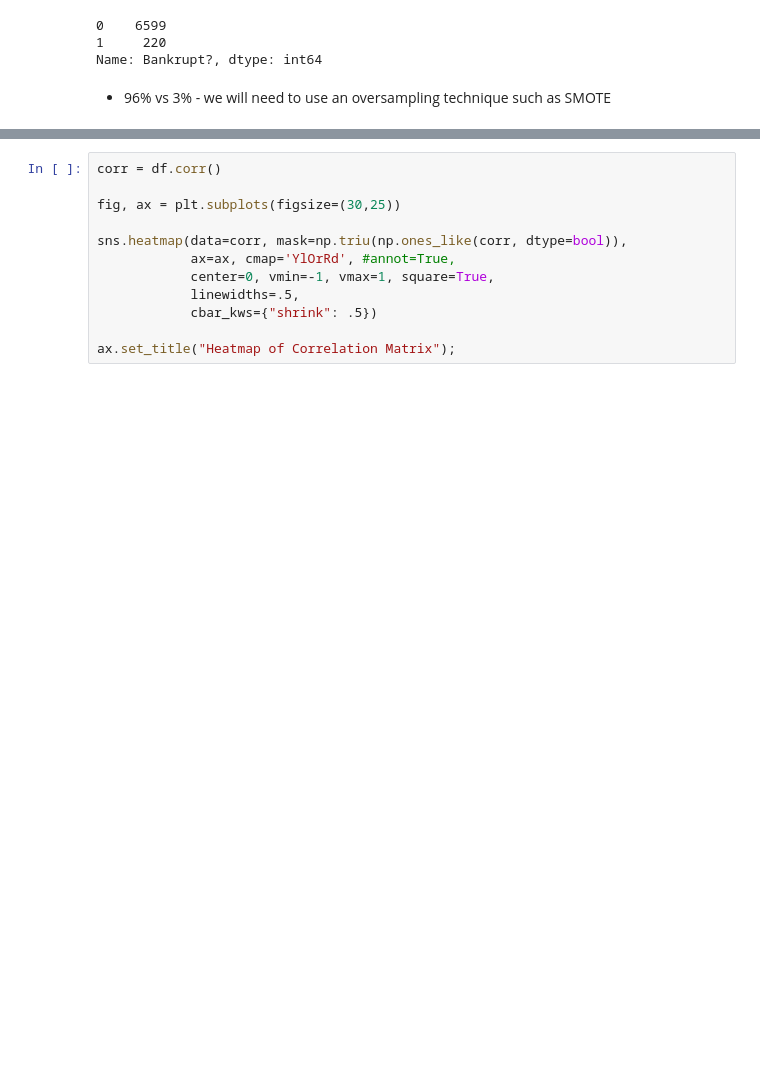
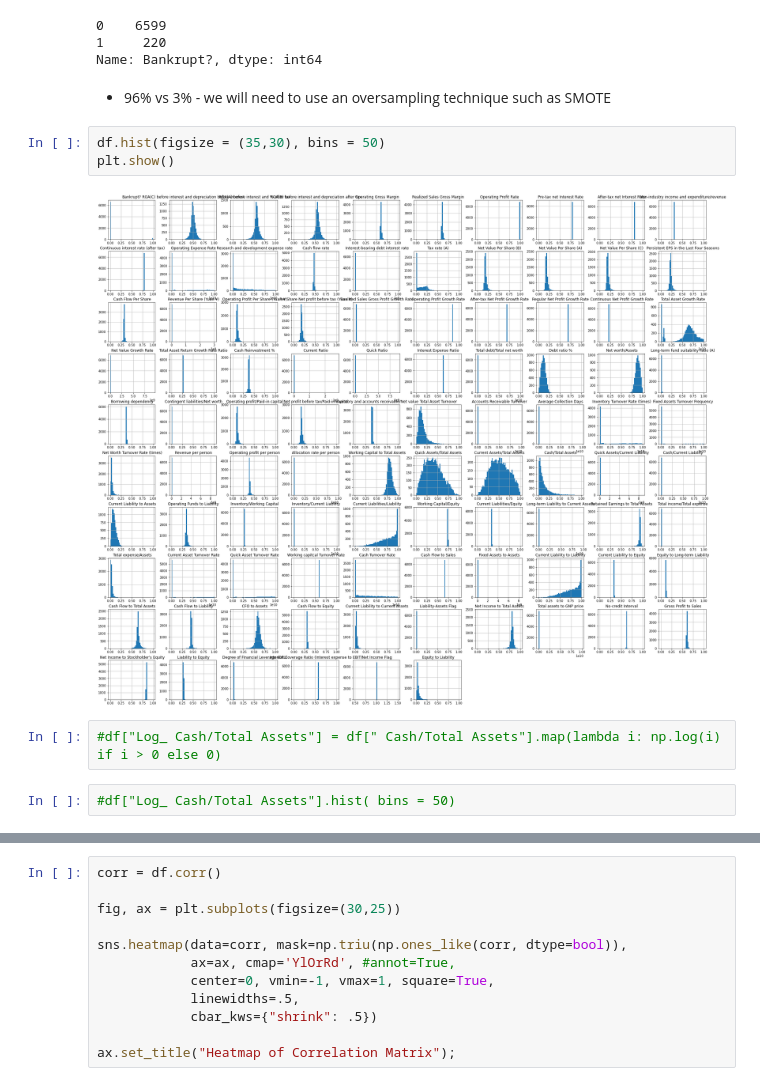
Before and after one commit to ramilchai/project3, a Jupyter notebook: ramil.ipynb, the cells around one changed output, grey strips where cells are left out. Drawn from its saved outputs; the diff is of its cells as text; blank space fills up the shorter version.

```diff
--- a/ramil.ipynb
+++ b/ramil.ipynb
@@ -92,3 +92,12 @@ df['Bankrupt?'].value_counts()
 Name: Bankrupt?, dtype: int64
 # %% [markdown]
 - 96% vs 3% - we will need to use an oversampling technique such as SMOTE
+# %%
+df.hist(figsize = (35,30), bins = 50)
+plt.show()
+# %% [output]
+[figure, added]
+# %%
+#df["Log_ Cash/Total Assets"] = df[" Cash/Total Assets"].map(lambda i: np.log(i) if i > 0 else 0)
+# %%
+#df["Log_ Cash/Total Assets"].hist( bins = 50)
```
Also changed, not shown: parts of 51 cells of this notebook.
